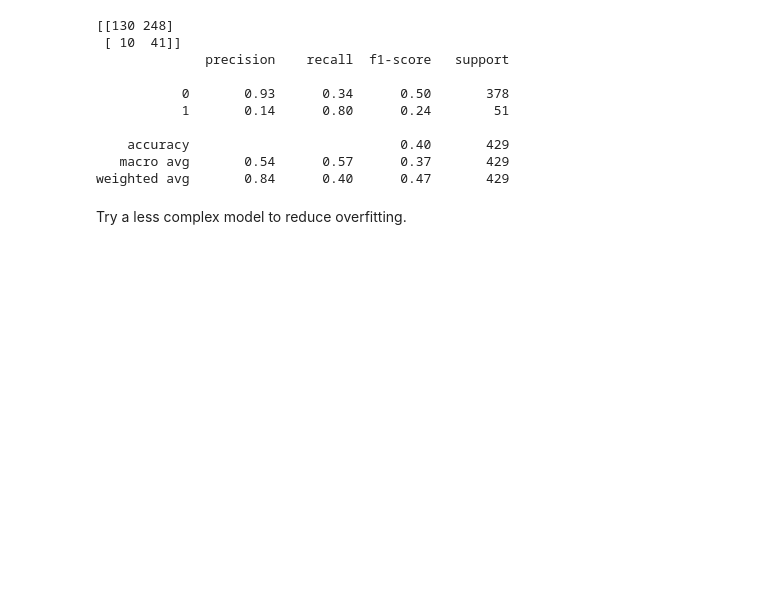
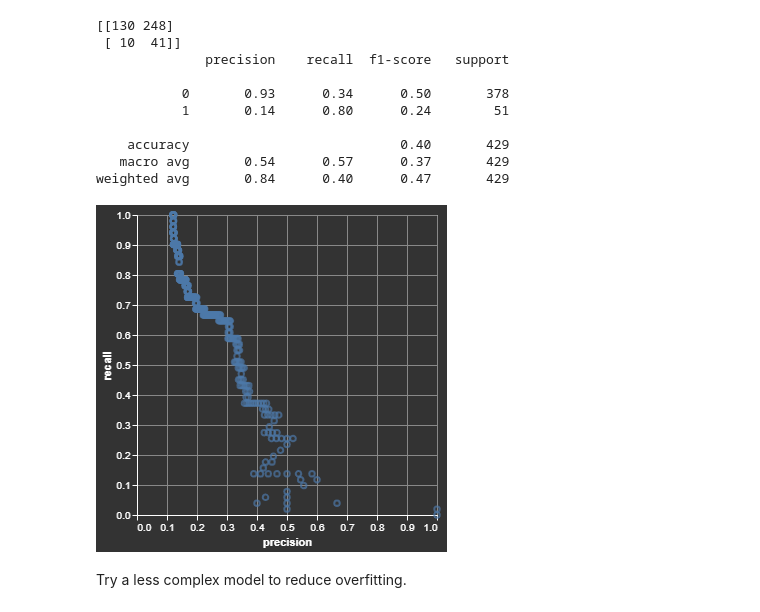
Before and after one commit to UBC-MDS/cervical-cancer-risk, a Jupyter notebook: ml-draft.ipynb, the cells around one changed output. Cells and saved outputs as stored; diff of their text form; code cells hidden in the pictures; blank space fills up the shorter version.

```diff
--- a/ml-draft.ipynb
+++ b/ml-draft.ipynb
@@ -234,3 +246,9 @@ weighted avg       0.84      0.40      0.47       429
+# %%
+precision, recall, thresholds = precision_recall_curve( y_test, random_search.decision_function( X_test))
+# %%
+pr_curve( precision, recall)
+# %% [output]
+[figure, added]
 # %% [markdown]
 Try a less complex model to reduce overfitting.
 # %%
```
Also changed, not shown: parts of 17 cells of this notebook, 1 other file.
